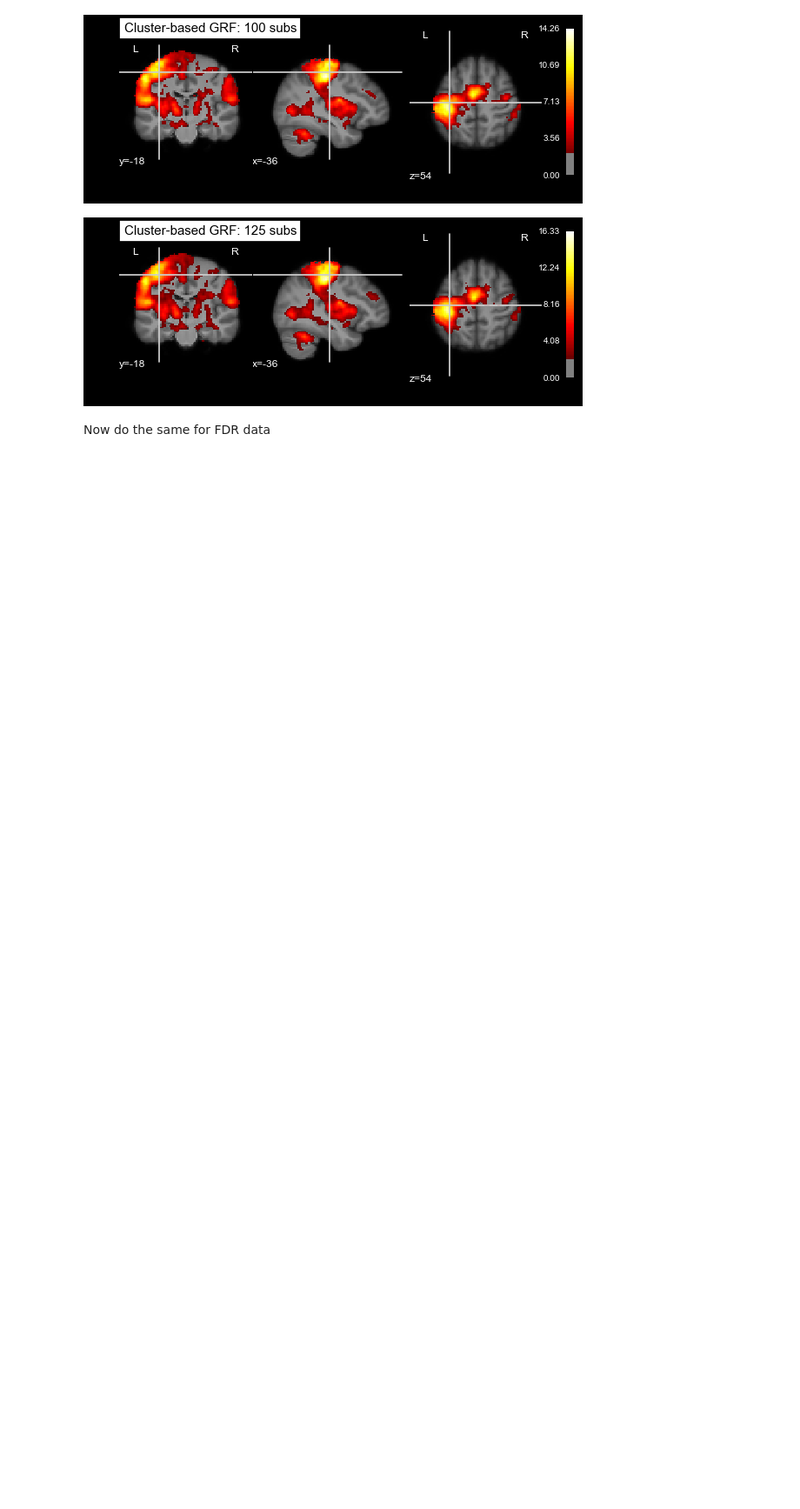
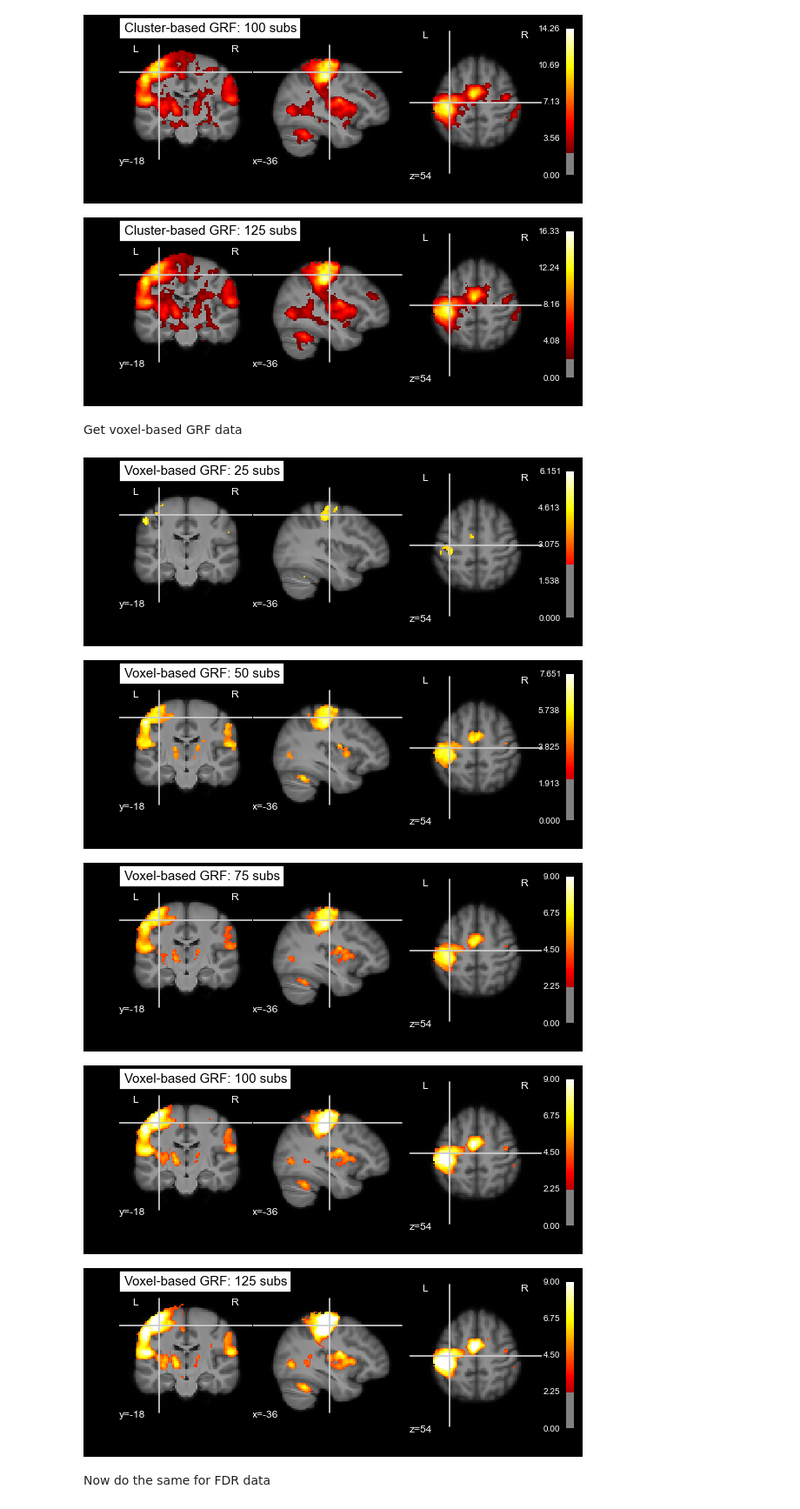
Before and after one commit to poldrack/fmri-stats, a Jupyter notebook: thresholding/Thresholding.ipynb, the cells around one changed output. Shown at 87% size. Saved outputs shown, nothing was run; the diff lists cells and outputs as text; code cells hidden in the pictures; blank space fills up the shorter version.

Commit message:
added voxel-based GRF results

```diff
--- a/thresholding/Thresholding.ipynb
+++ b/thresholding/Thresholding.ipynb
@@ -79,6 +79,26 @@ for n in nvals:
 [figure]
 [figure]
 [figure]
+# %% [markdown]
+Get voxel-based GRF data
+# %%
+vgrfdata={}
+vgrf_nvox={}
+vgrf_cdist={}
+for n in nvals:
+    img=nibabel.load('data/voxelGRF_%dsubs.nii.gz'%n)
+    vgrfdata[n]=img.get_data()
+    vgrf_nvox[n]=numpy.sum(vgrfdata[n]>0)
+    vgrf_cdist[n]=get_cluster_dist(vgrfdata[n]>0)
+    plotting.plot_stat_map('data/voxelGRF_%dsubs.nii.gz'%n, bg_img='data/bg_image.nii.gz',
+                       threshold=2.3, title="Voxel-based GRF: %d subs"%n,
+                       cut_coords=(-36,-18,54))
+# %% [output]
+[figure, added]
+[figure, added]
+[figure, added]
+[figure, added]
+[figure, added]
 # %% [markdown]
 Now do the same for FDR data
 # %%
```
Also changed, not shown: parts of 6 cells of this notebook.
